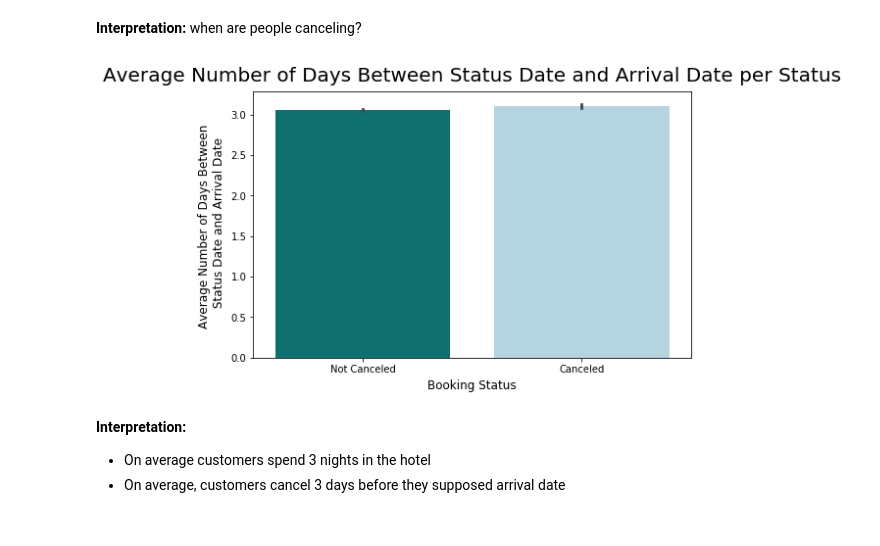
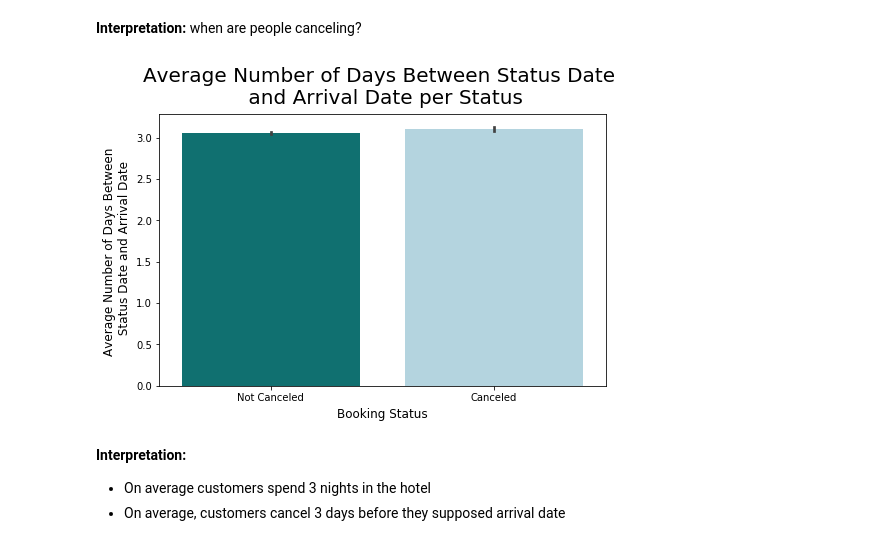
Before and after one commit to JulKelman/Predicting-Hotel-Bookings-Cancellation, a Jupyter notebook: code/Notebook 1 .ipynb, the cells around one changed output. Saved outputs shown, nothing was run; the diff lists cells and outputs as text; code cells hidden in the pictures.

```diff
--- a/code/Notebook 1 .ipynb
+++ b/code/Notebook 1 .ipynb
@@ -412,13 +438,13 @@ plt.title('Number of Bookings Canceled by Date');
 **Interpretation:** when are people canceling?
 # %%
 plt.figure(figsize=(8,5))
-plt.title("Average Number of Days Between Status Date and Arrival Date per Status", fontsize = 20, pad = 10)
+plt.title("Average Number of Days Between Status Date \n and Arrival Date per Status", fontsize = 20, pad = 10)
 sns.barplot(x=df['is_canceled'], y=df['status_minus_arrival_date'], palette=['teal', 'lightblue'])
 plt.xlabel("Booking Status", fontsize = 12, labelpad = 5)
 plt.ylabel("Average Number of Days Between \n Status Date and Arrival Date", fontsize = 12, labelpad = 5)
 plt.xticks(ticks=[0, 1], labels=['Not Canceled', 'Canceled']);
 # %% [output]
-[figure, old version]
+[figure, new version]
 # %% [markdown]
 **Interpretation:**
 - On average customers spend 3 nights in the hotel
```
Also changed, not shown: parts of 39 cells of this notebook, 1 other file.
